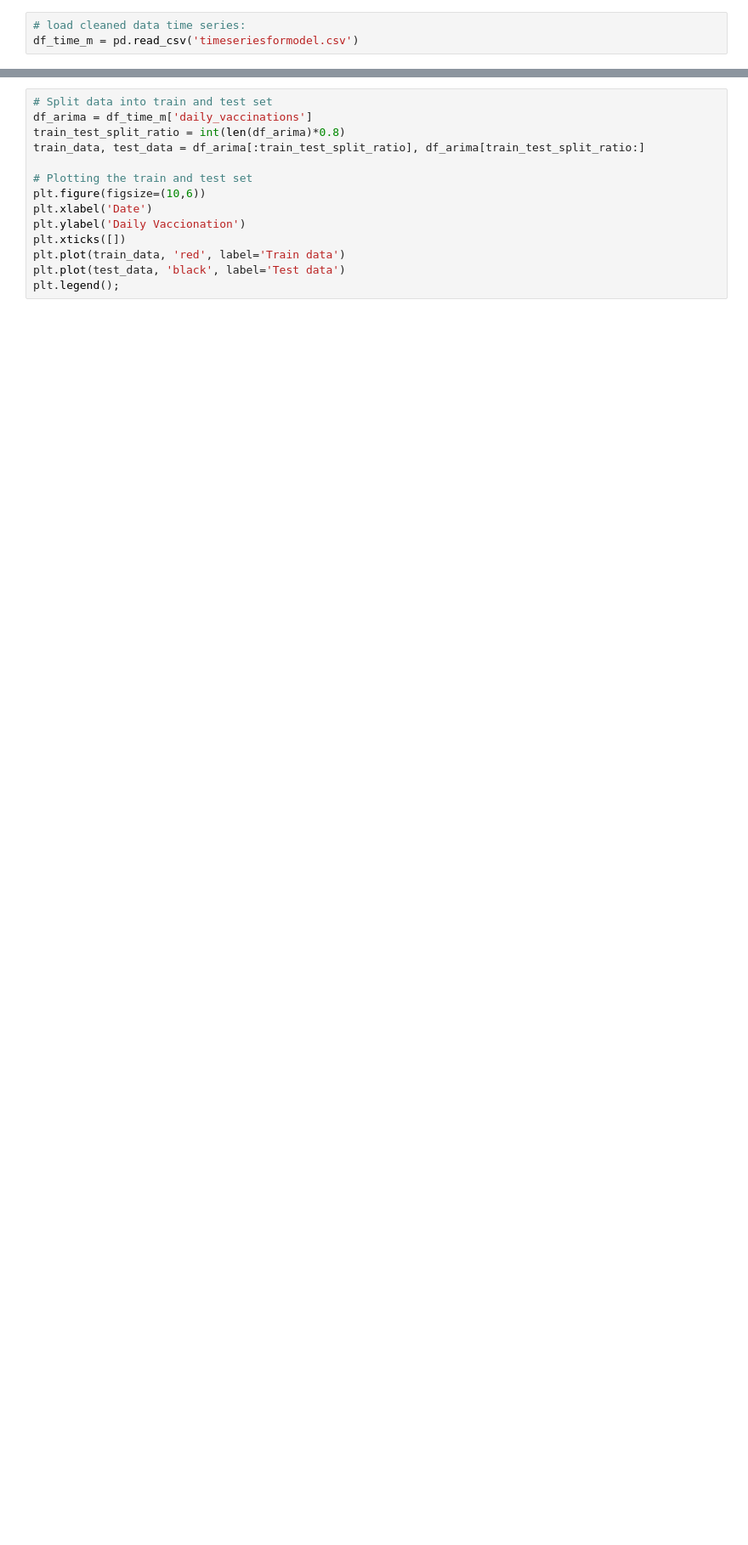
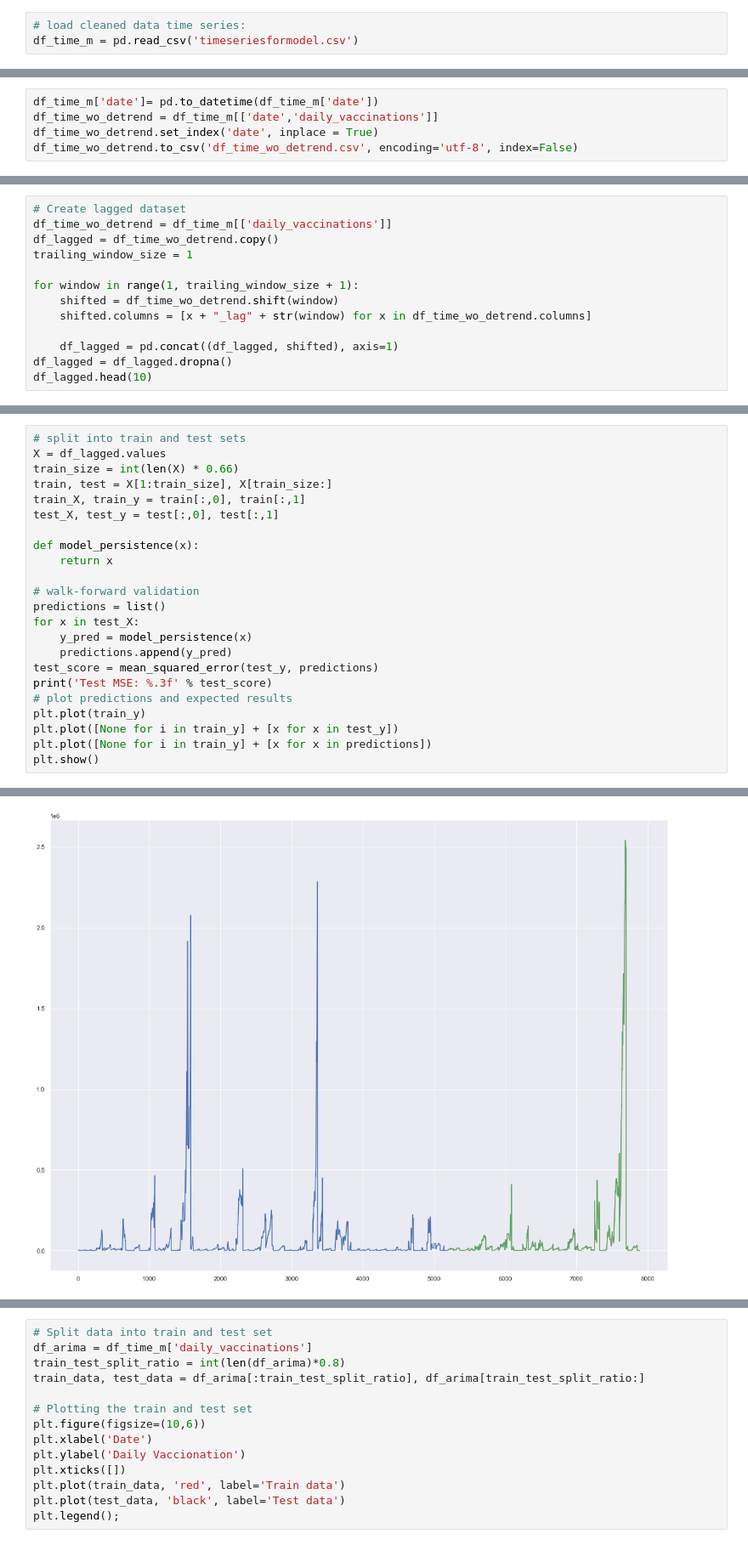
Before and after one commit to BiBa-01/Capstone_Covid, a Jupyter notebook: 10042021_Modelling_Birte.ipynb, the cells around one changed output, grey strips where cells are left out. Shown at 85% size. Drawn from its saved outputs; the diff is of its cells as text; blank space fills up the shorter version.

```diff
--- a/10042021_Modelling_Birte.ipynb
+++ b/10042021_Modelling_Birte.ipynb
@@ -63,0 +86,5 @@ df_time_m = pd.read_csv('timeseriesformodel.csv')
+# %%
+df_time_m['date']= pd.to_datetime(df_time_m['date'])
+df_time_wo_detrend = df_time_m[['date','daily_vaccinations']]
+df_time_wo_detrend.set_index('date', inplace = True)
+df_time_wo_detrend.to_csv('df_time_wo_detrend.csv', encoding='utf-8', index=False)
@@ -63,0 +98,13 @@ df_time_m = pd.read_csv('timeseriesformodel.csv')
+# %%
+# Create lagged dataset
+df_time_wo_detrend = df_time_m[['daily_vaccinations']]
+df_lagged = df_time_wo_detrend.copy()
+trailing_window_size = 1
+
+for window in range(1, trailing_window_size + 1):
+    shifted = df_time_wo_detrend.shift(window)
+    shifted.columns = [x + "_lag" + str(window) for x in df_time_wo_detrend.columns]
+
+    df_lagged = pd.concat((df_lagged, shifted), axis=1)
+df_lagged = df_lagged.dropna()
+df_lagged.head(10)
@@ -63,0 +123,24 @@ df_time_m = pd.read_csv('timeseriesformodel.csv')
+# %%
+# split into train and test sets
+X = df_lagged.values
+train_size = int(len(X) * 0.66)
+train, test = X[1:train_size], X[train_size:]
+train_X, train_y = train[:,0], train[:,1]
+test_X, test_y = test[:,0], test[:,1]
+
+def model_persistence(x):
+    return x
+
+# walk-forward validation
+predictions = list()
+for x in test_X:
+    y_pred = model_persistence(x)
+    predictions.append(y_pred)
+test_score = mean_squared_error(test_y, predictions)
+print('Test MSE: %.3f' % test_score)
+# plot predictions and expected results
+plt.plot(train_y)
+plt.plot([None for i in train_y] + [x for x in test_y])
+plt.plot([None for i in train_y] + [x for x in predictions])
+plt.show()
+# %% [output]
@@ -63,0 +148 @@ df_time_m = pd.read_csv('timeseriesformodel.csv')
+[figure, added]
```
Also changed, not shown: parts of 28 cells of this notebook.
